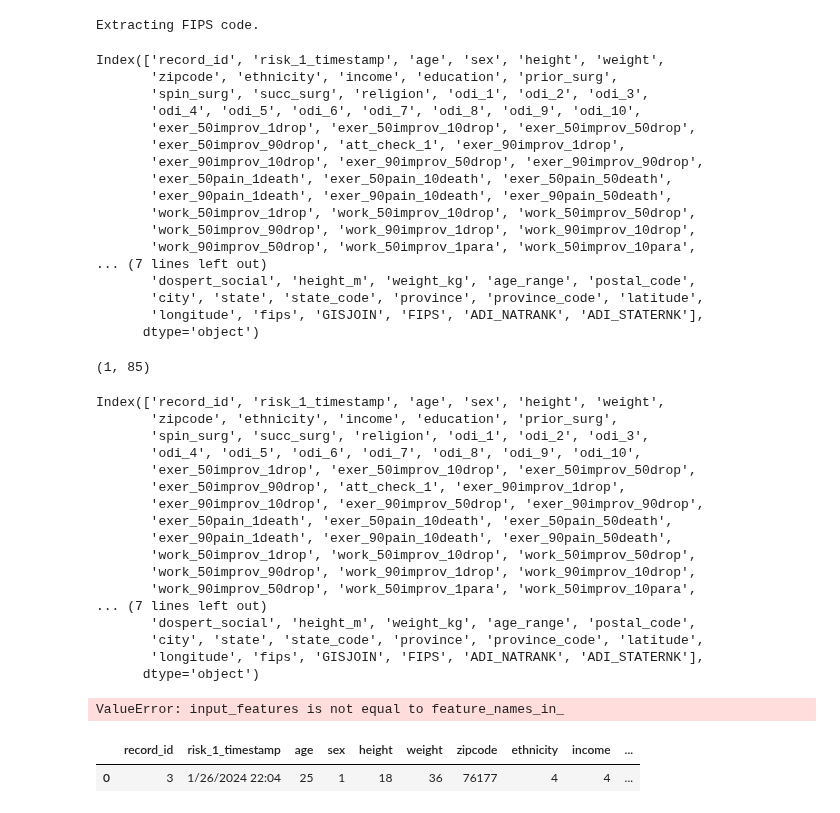
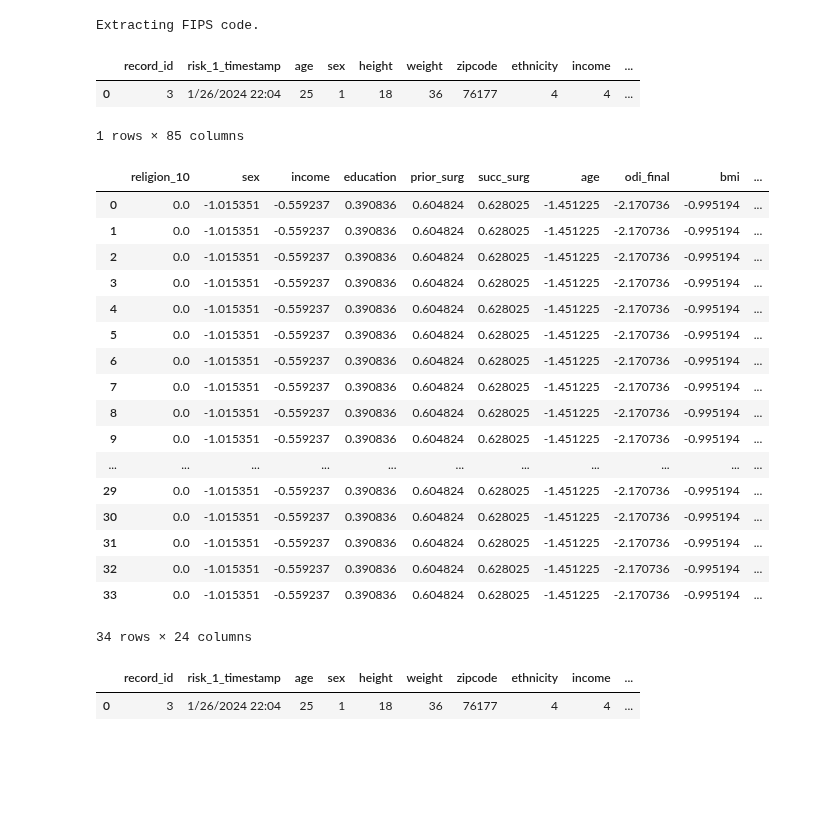
Before and after one commit to evanyfyip/vm-spinal-risk, a Jupyter notebook: vm-spinal-risk/notebooks/testing_data_processing.ipynb, the cells around one changed output. Saved outputs shown, nothing was run; the diff lists cells and outputs as text; code cells hidden in the pictures; blank space fills up the shorter version.

```diff
--- a/vm-spinal-risk/notebooks/testing_data_processing.ipynb
+++ b/vm-spinal-risk/notebooks/testing_data_processing.ipynb
@@ -21,46 +21,8 @@ df_features = dp_utils.get_data_features(df)
 Extracting latitude and longitude information.
 Extracting FIPS code.
 # %%
-df_features.columns
+df_features.head()
 # %% [output]
+|  | record_id | risk_1_timestamp | age | sex | height | weight | zipcode | ethnicity | income | ... |
+| 0 | 3 | 1/26/2024 22:04 | 25 | 1 | 18 | 36 | 76177 | 4 | 4 | ... |
-Index(['record_id', 'risk_1_timestamp', 'age', 'sex', 'height', 'weight',
-       'zipcode', 'ethnicity', 'income', 'education', 'prior_surg',
-       'spin_surg', 'succ_surg', 'religion', 'odi_1', 'odi_2', 'odi_3',
-       'odi_4', 'odi_5', 'odi_6', 'odi_7', 'odi_8', 'odi_9', 'odi_10',
-       'exer_50improv_1drop', 'exer_50improv_10drop', 'exer_50improv_50drop',
-       'exer_50improv_90drop', 'att_check_1', 'exer_90improv_1drop',
-       'exer_90improv_10drop', 'exer_90improv_50drop', 'exer_90improv_90drop',
-       'exer_50pain_1death', 'exer_50pain_10death', 'exer_50pain_50death',
-       'exer_90pain_1death', 'exer_90pain_10death', 'exer_90pain_50death',
-       'work_50improv_1drop', 'work_50improv_10drop', 'work_50improv_50drop',
-       'work_50improv_90drop', 'work_90improv_1drop', 'work_90improv_10drop',
-       'work_90improv_50drop', 'work_50improv_1para', 'work_50improv_10para',
-... (7 lines left out)
-       'dospert_social', 'height_m', 'weight_kg', 'age_range', 'postal_code',
-       'city', 'state', 'state_code', 'province', 'province_code', 'latitude',
-       'longitude', 'fips', 'GISJOIN', 'FIPS', 'ADI_NATRANK', 'ADI_STATERNK'],
-      dtype='object')
+1 rows × 85 columns
-# %%
-df_features.shape
-# %% [output]
-(1, 85)
-# %%
-df_features.columns
-# %% [output]
-Index(['record_id', 'risk_1_timestamp', 'age', 'sex', 'height', 'weight',
-       'zipcode', 'ethnicity', 'income', 'education', 'prior_surg',
-       'spin_surg', 'succ_surg', 'religion', 'odi_1', 'odi_2', 'odi_3',
-       'odi_4', 'odi_5', 'odi_6', 'odi_7', 'odi_8', 'odi_9', 'odi_10',
-       'exer_50improv_1drop', 'exer_50improv_10drop', 'exer_50improv_50drop',
-       'exer_50improv_90drop', 'att_check_1', 'exer_90improv_1drop',
-       'exer_90improv_10drop', 'exer_90improv_50drop', 'exer_90improv_90drop',
-       'exer_50pain_1death', 'exer_50pain_10death', 'exer_50pain_50death',
-       'exer_90pain_1death', 'exer_90pain_10death', 'exer_90pain_50death',
-       'work_50improv_1drop', 'work_50improv_10drop', 'work_50improv_50drop',
-       'work_50improv_90drop', 'work_90improv_1drop', 'work_90improv_10drop',
-       'work_90improv_50drop', 'work_50improv_1para', 'work_50improv_10para',
-... (7 lines left out)
-       'dospert_social', 'height_m', 'weight_kg', 'age_range', 'postal_code',
-       'city', 'state', 'state_code', 'province', 'province_code', 'latitude',
-       'longitude', 'fips', 'GISJOIN', 'FIPS', 'ADI_NATRANK', 'ADI_STATERNK'],
-      dtype='object')
@@ -67,8 +31,25 @@ Index(['record_id', 'risk_1_timestamp', 'age', 'sex', 'height', 'weight',
 # %%
 import pandas as pd
-dp_utils.ml_model_prep(df_features, 'risk_model')
+dp_utils.ml_model_prep(df_features, 'choice_model')
 # %% [output]
+|  | religion_10 | sex | income | education | prior_surg | succ_surg | age | odi_final | bmi | ... |
+| 0 | 0.0 | -1.015351 | -0.559237 | 0.390836 | 0.604824 | 0.628025 | -1.451225 | -2.170736 | -0.995194 | ... |
+| 1 | 0.0 | -1.015351 | -0.559237 | 0.390836 | 0.604824 | 0.628025 | -1.451225 | -2.170736 | -0.995194 | ... |
+| 2 | 0.0 | -1.015351 | -0.559237 | 0.390836 | 0.604824 | 0.628025 | -1.451225 | -2.170736 | -0.995194 | ... |
+| 3 | 0.0 | -1.015351 | -0.559237 | 0.390836 | 0.604824 | 0.628025 | -1.451225 | -2.170736 | -0.995194 | ... |
+| 4 | 0.0 | -1.015351 | -0.559237 | 0.390836 | 0.604824 | 0.628025 | -1.451225 | -2.170736 | -0.995194 | ... |
+| 5 | 0.0 | -1.015351 | -0.559237 | 0.390836 | 0.604824 | 0.628025 | -1.451225 | -2.170736 | -0.995194 | ... |
+| 6 | 0.0 | -1.015351 | -0.559237 | 0.390836 | 0.604824 | 0.628025 | -1.451225 | -2.170736 | -0.995194 | ... |
+| 7 | 0.0 | -1.015351 | -0.559237 | 0.390836 | 0.604824 | 0.628025 | -1.451225 | -2.170736 | -0.995194 | ... |
+| 8 | 0.0 | -1.015351 | -0.559237 | 0.390836 | 0.604824 | 0.628025 | -1.451225 | -2.170736 | -0.995194 | ... |
+| 9 | 0.0 | -1.015351 | -0.559237 | 0.390836 | 0.604824 | 0.628025 | -1.451225 | -2.170736 | -0.995194 | ... |
+| ... | ... | ... | ... | ... | ... | ... | ... | ... | ... | ... |
+| 29 | 0.0 | -1.015351 | -0.559237 | 0.390836 | 0.604824 | 0.628025 | -1.451225 | -2.170736 | -0.995194 | ... |
+| 30 | 0.0 | -1.015351 | -0.559237 | 0.390836 | 0.604824 | 0.628025 | -1.451225 | -2.170736 | -0.995194 | ... |
+| 31 | 0.0 | -1.015351 | -0.559237 | 0.390836 | 0.604824 | 0.628025 | -1.451225 | -2.170736 | -0.995194 | ... |
+| 32 | 0.0 | -1.015351 | -0.559237 | 0.390836 | 0.604824 | 0.628025 | -1.451225 | -2.170736 | -0.995194 | ... |
+| 33 | 0.0 | -1.015351 | -0.559237 | 0.390836 | 0.604824 | 0.628025 | -1.451225 | -2.170736 | -0.995194 | ... |
-ValueError: input_features is not equal to feature_names_in_
+34 rows × 24 columns
 # %%
 all_risk_processed = dp_utils.get_odi_score(all_risk_processed)
 all_risk_processed.to_csv('./data/data_processed/all_risk_processed.csv', index=False)
```
Also changed, not shown: parts of 1 cell of this notebook, 3 other files.
